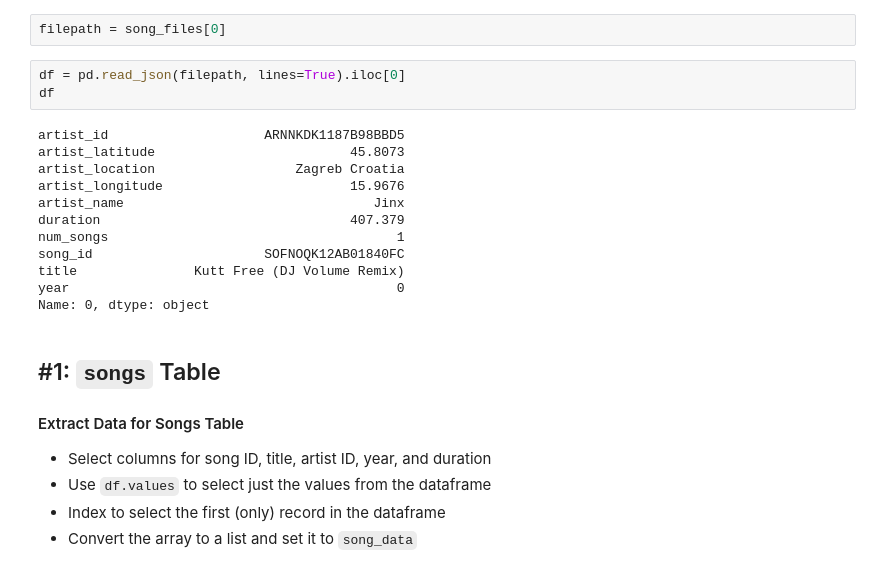
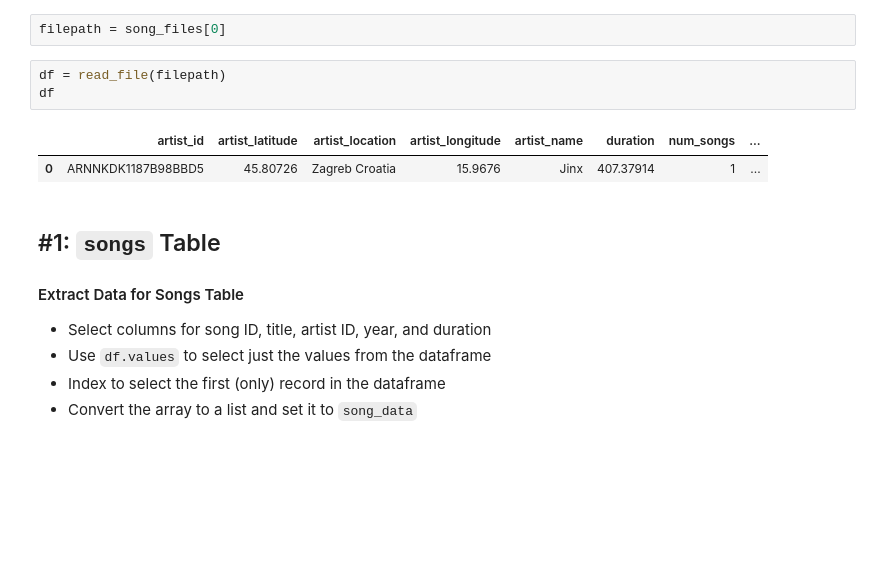
Before and after one commit to janjagusch/dend-01-data-modeling-postgres, a Jupyter notebook: notebooks/etl.ipynb, the cells around one changed output. Cells and saved outputs as stored; diff of their text form; blank space fills up the shorter version.

```diff
--- a/notebooks/etl.ipynb
+++ b/notebooks/etl.ipynb
@@ -29,20 +30,11 @@ song_files = get_files("../data/song_data/")
 # %%
 filepath = song_files[0]
 # %%
-df = pd.read_json(filepath, lines=True).iloc[0]
+df = read_file(filepath)
 df
 # %% [output]
-artist_id                    ARNNKDK1187B98BBD5
-artist_latitude                         45.8073
-artist_location                  Zagreb Croatia
-artist_longitude                        15.9676
-artist_name                                Jinx
-duration                                407.379
-num_songs                                     1
-song_id                      SOFNOQK12AB01840FC
-title               Kutt Free (DJ Volume Remix)
-year                                          0
-Name: 0, dtype: object
+|  | artist_id | artist_latitude | artist_location | artist_longitude | artist_name | duration | num_songs | ... |
+| 0 | ARNNKDK1187B98BBD5 | 45.80726 | Zagreb Croatia | 15.9676 | Jinx | 407.37914 | 1 | ... |
 # %% [markdown]
 ## #1: `songs` Table
 #### Extract Data for Songs Table
```
Also changed, not shown: parts of 14 cells of this notebook, 11 other files.
